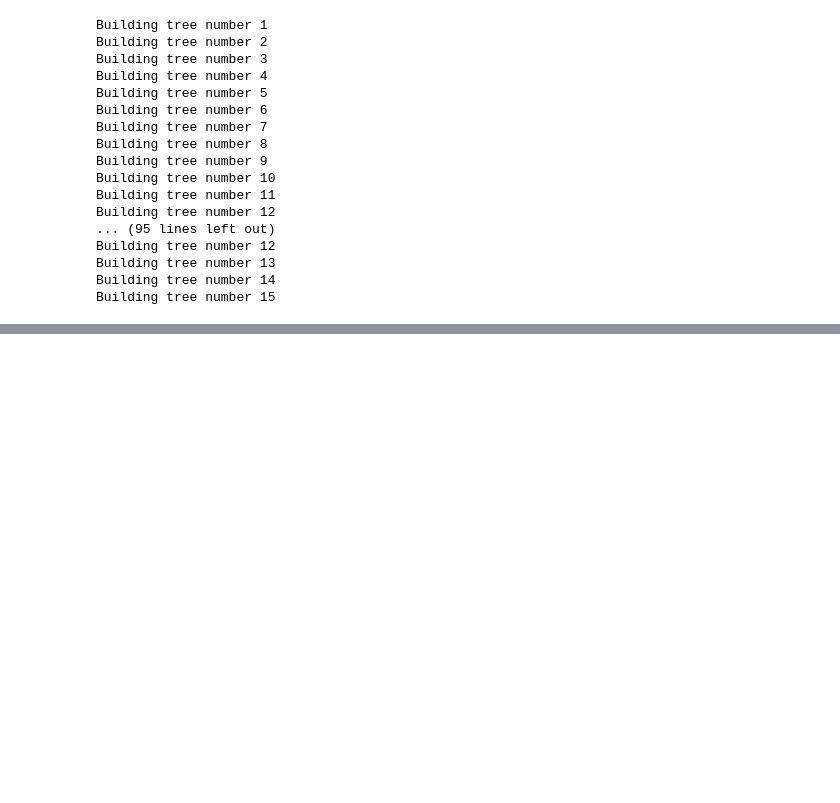
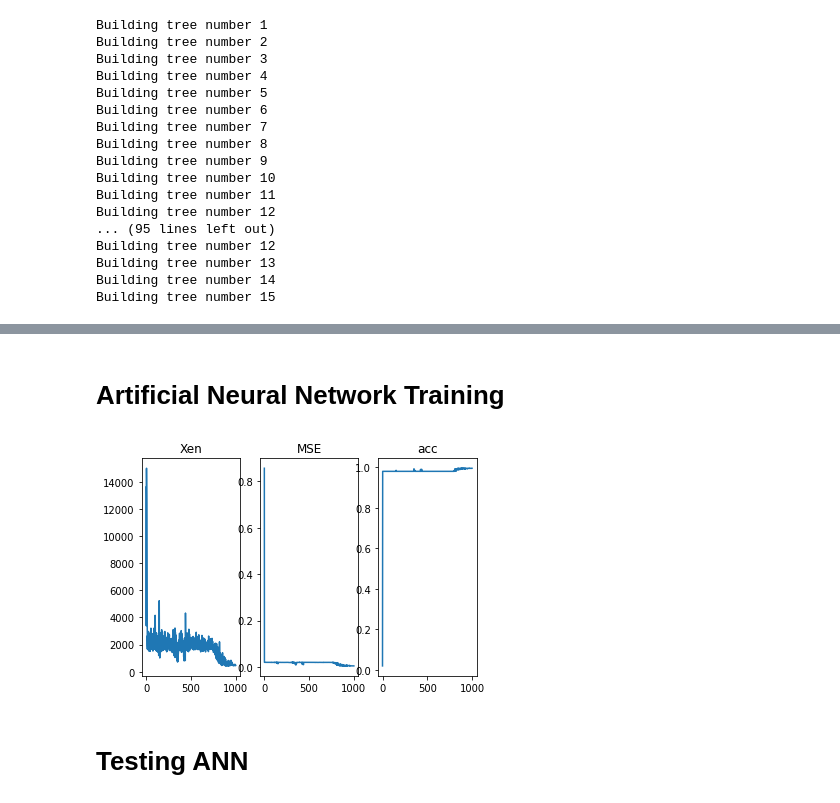
Before and after one commit to AlbertoSandri/NAML-project, a Jupyter notebook: Project.ipynb, the cells around one changed output, grey strips where cells are left out. Drawn from its saved outputs; the diff is of its cells as text; code cells hidden in the pictures; blank space fills up the shorter version.

```diff
--- a/Project.ipynb
+++ b/Project.ipynb
@@ -691,0 +768,3 @@ Building tree number 15
+# %%
+input = np.array([[1,1,1,1,1,1,1,1,1,1],[2,1,1,1,1,1,1,1,1,1]])
+ANN(input, parameters)
@@ -691,0 +933,32 @@ Building tree number 15
+# %% [markdown]
+# Artificial Neural Network Training
+# %%
+data_np = data_1.to_numpy()
+data_normalized_np = min_max(data_np)
+x_train, y_train, _, _, x_test, y_test = train_split(data_normalized_np, percentage_train=0.7, percentage_validation=0.0)
+
+# Random undersampling of the dataset
+np.random.seed(0)
+num_true = 200
+num_false = 9800
+idx_true = list(range((y_train==1).sum()))
+idx_false = list(range((y_train==0).sum()))
+np.random.shuffle(idx_true)
+np.random.shuffle(idx_false)
+resample_true = x_train[(y_train.reshape(y_train.shape[0])==1),:][idx_true[:num_true],:]
+resample_false = x_train[(y_train.reshape(y_train.shape[0])==0),:][idx_false[:num_false],:]
+x = np.block([[resample_true],[resample_false]])
+y = np.block([[np.ones((num_true,1))],[np.zeros((num_false,1))]])
+x.shape,y.shape
+
+# Definition of the model
+layers_size = [x_train.shape[1],200,100,100,50,1]
+
+# Training
+ANN_parameters, histories = fit_classificator_ANN(x, y, layers_size)
+
+plot_history(histories)
+# %% [output]
+[figure, added]
+# %% [markdown]
+# Testing ANN
```
Also changed, not shown: parts of 28 cells of this notebook.
